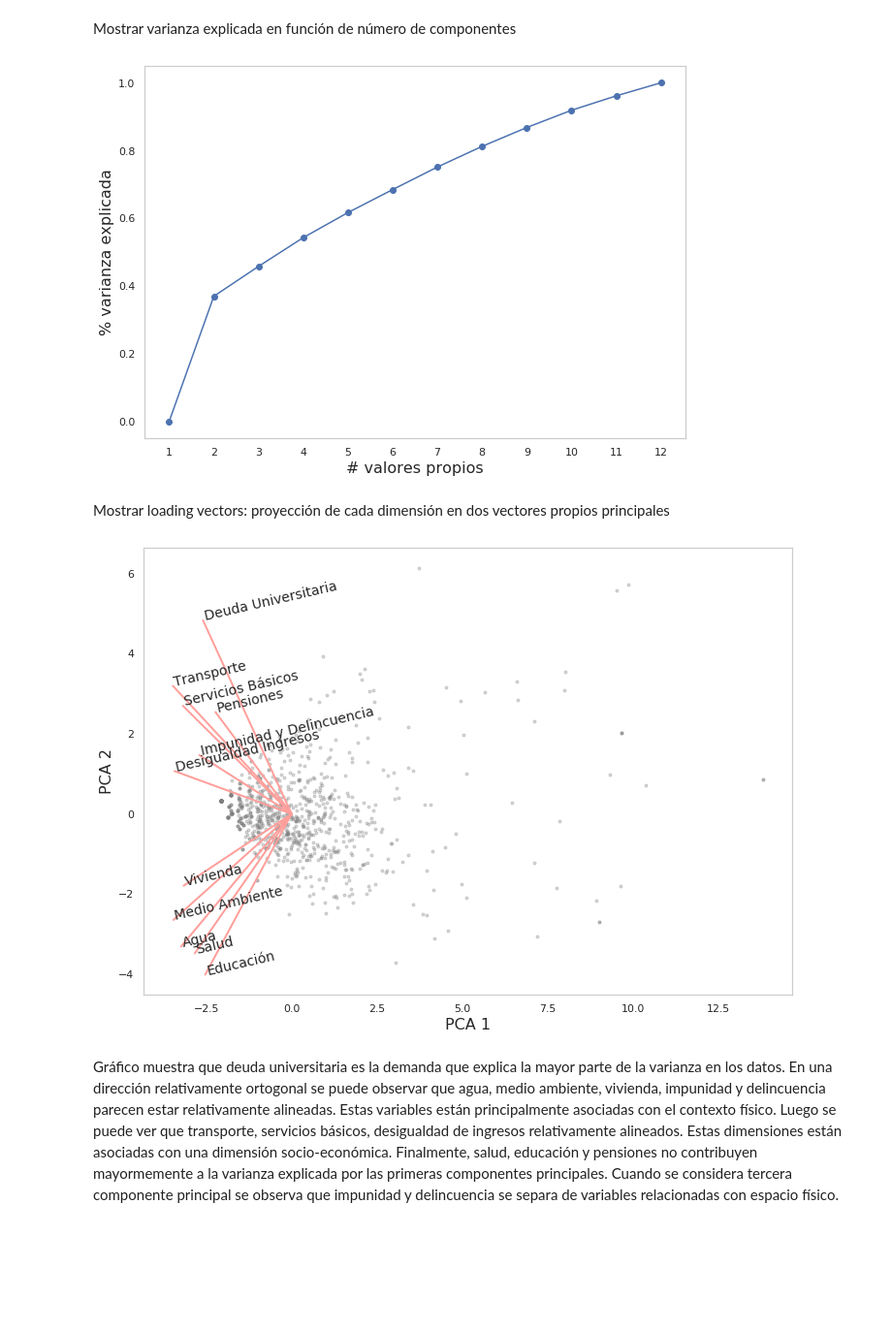
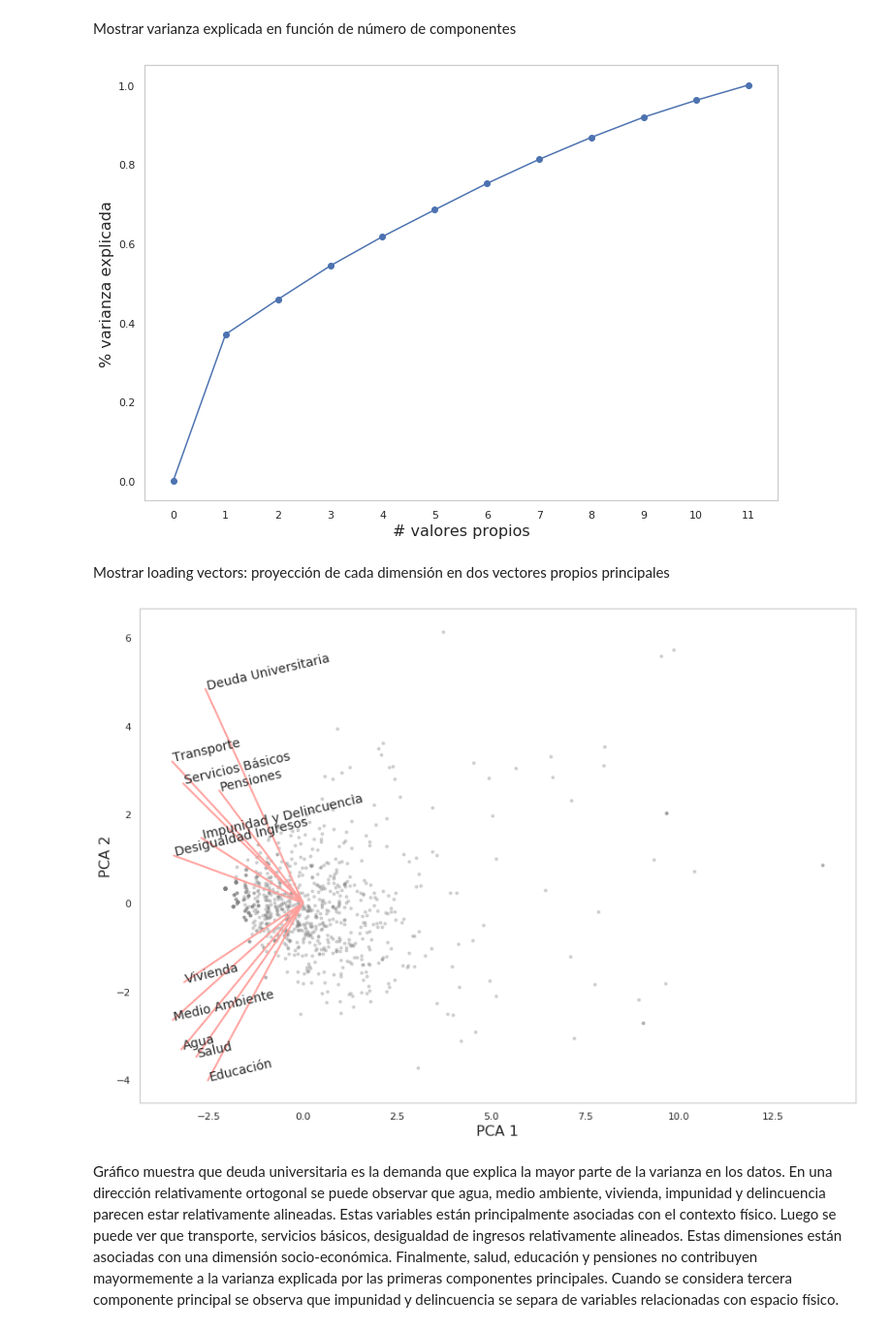
Before and after one commit to fforster/ConsultaRenca2020, a Jupyter notebook: ConsultaRenca2020.ipynb, the cells around one changed output. Shown at 97% size. Cells and saved outputs as stored; diff of their text form; code cells hidden in the pictures; blank space fills up the shorter version.

```diff
--- a/ConsultaRenca2020.ipynb
+++ b/ConsultaRenca2020.ipynb
@@ -361,9 +361,9 @@ def viz(result, dfall, sel_local, threshold):
 
     # seleccionar un local
     if sel_local != "all":
-        dfsel = dfall[locales == sel_local]
+        dfsel = dfall[locales == sel_local].copy()
     else:
-        dfsel = dfall
+        dfsel = dfall.copy()
 
     # agregar columnas con porcentaje acumulado desde mayor a menor
     for val in range(6):
@@ -448,7 +448,7 @@ result
 # %%
 sel_local = "all"
 th = 100. * 2./3.
-result = sort(df, sel_local, th)
+result = sortMJ(df, sel_local, th)
 viz(result, df, sel_local, th)
 result
 # %% [output]
@@ -471,7 +471,8 @@ result
 th = 50
 for sel_local in locales.unique():
     print(sel_local)
-    result = sort(df, sel_local, th)
+    result = sortMJ(df, sel_local, th)
+    display(result)
     viz(result, df, sel_local, th)
 # %% [output]
 Lo Velásquez
@@ -491,8 +540,9 @@ vals = {}
 for val in result.index:
     vals[val] = []
 nsamp = 1000
+th = 50
 for i in range(nsamp):
-    result = sort(df.sample(df.shape[0], replace=True), sel_local, th)
+    result = sortMJ(df.sample(df.shape[0], replace=True), sel_local, th)
     for idx, val in enumerate(result.index):
         vals[val].append(idx + 1)
 # %%
@@ -580,35 +630,37 @@ array([0.        , 0.36987437, 0.45805422, 0.54290633, 0.61686682,
 Mostrar varianza explicada en función de número de componentes
 # %%
 fig, ax = plt.subplots(figsize=(10, 10/np.sqrt(2)))
-ax.plot(np.array(range(12)) + 1, np.concatenate([[0], pca.explained_variance_ratio_.cumsum()]), marker='o')
+ax.plot(np.array(range(12)), np.concatenate([[0], pca.explained_variance_ratio_.cumsum()]), marker='o')
 ax.set_xlabel("# valores propios", fontsize=16)
 ax.set_ylabel("% varianza explicada", fontsize=16)
-ax.set_xticks(np.array(range(12)) + 1)
+ax.set_xticks(np.array(range(12)))
 ax.grid(False)
+plt.tight_layout()
 plt.savefig("plots/PCA_varianza.png")
 plt.savefig("plots/PCA_varianza.pdf")
 # %% [output]
-[figure, old version]
+[figure, new version]
 # %% [markdown]
 Mostrar loading vectors: proyección de cada dimensión en dos vectores propios principales
 # %%
 # projected coordinates
 fig, ax = plt.subplots(figsize = (12, 12/np.sqrt(2)))
 ax.scatter(df_pca[:, 0], df_pca[:, 1], c = 'gray', marker='.', alpha = 0.3)
 
 # loading vectors
 ev = 10. * pca.components_
 for idx, var in enumerate(list(df2)):
     ax.plot([0, ev[0, idx]], [0, ev[1, idx]], lw=2, c = 'r')
     ax.text(ev[0, idx], ev[1, idx], var, fontsize=14, rotation=13)
 
 ax.set_xlabel("PCA 1", fontsize=16)
 ax.set_ylabel("PCA 2", fontsize=16)
 ax.grid(False)
+plt.tight_layout()
 plt.savefig("plots/PCA.png")
 plt.savefig("plots/PCA.pdf")
 # %% [output]
-[figure, old version]
+[figure, new version]
 # %% [markdown]
 Gráfico muestra que deuda universitaria es la demanda que explica la mayor parte de la varianza en los datos.
 En una dirección relativamente ortogonal se puede observar que agua, medio ambiente, vivienda, impunidad y delincuencia parecen estar relativamente alineadas. Estas variables están principalmente asociadas con el contexto físico.
```
Also changed, not shown: parts of 9 cells of this notebook.
